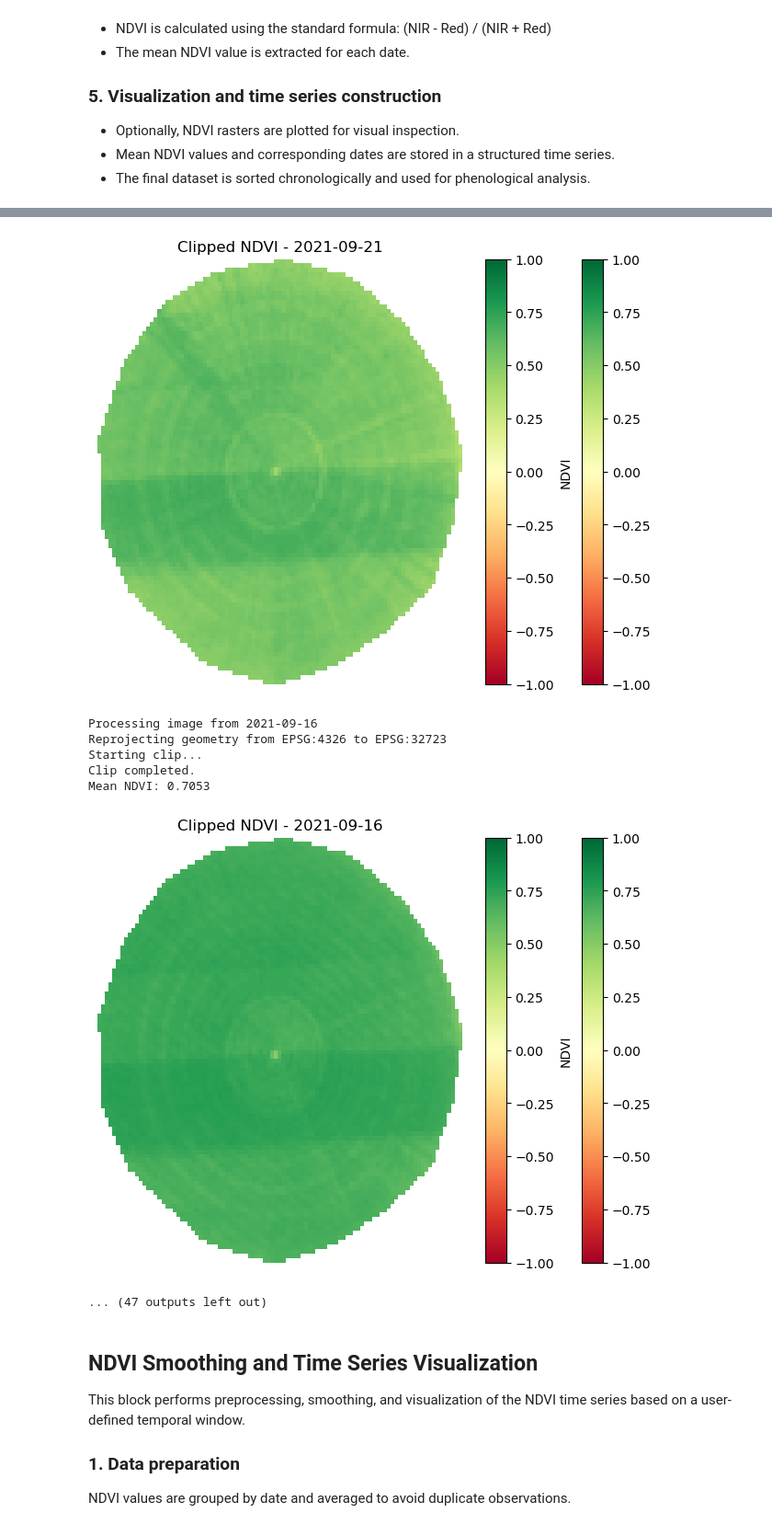
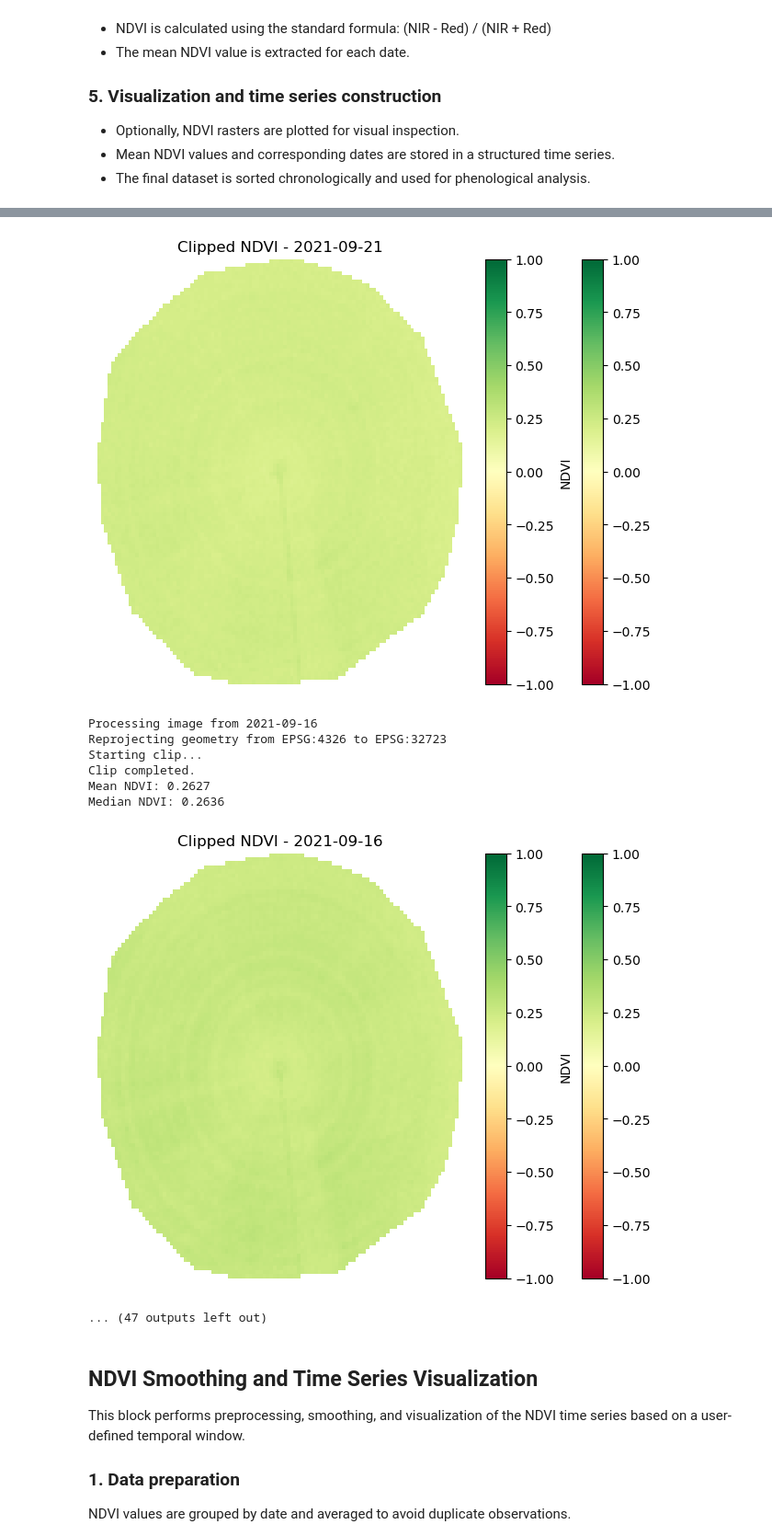
Before and after one commit to lgdiass/qphenocrops, a Jupyter notebook: jupyter-notebook/phenocrops-API.ipynb, the cells around one changed output, grey strips where cells are left out. Shown at 92% size. Saved outputs shown, nothing was run; the diff lists cells and outputs as text; code cells hidden in the pictures.

```diff
--- a/jupyter-notebook/phenocrops-API.ipynb
+++ b/jupyter-notebook/phenocrops-API.ipynb
@@ -111,7 +111,7 @@ Key steps include:
 These steps ensure spatial consistency between vector and raster datasets used in subsequent analyses.
 # %%
 ## INPUT DATA (REPLACE with your shapefile directory)
-shapefile_path = "/Users/liviadias/Documents/liviadias/ARTIGO LIA/testes_BA/pivo_01.shp"
+shapefile_path = "/Users/liviadias/Documents/liviadias/ARTIGO LIA/testes_BA/pivo_05.shp"
 
 # Load shapefile and convert to EPSG:4326
 gdf = gpd.read_file(shapefile_path).to_crs("EPSG:4326")
@@ -191,7 +191,8 @@ print(f"Unique images selected per date: {len(filtered_items)}")
 
 # Filtered items processing
 dates = []
-ndvi_values = []
+mean_ndvi_values = []
+median_ndvi_values = []
 
 for item in filtered_items:
     try:
@@ -222,11 +223,35 @@ for item in filtered_items:
 
         # NDVI calculation
         ndvi = (nir_clip - red_clip) / (nir_clip + red_clip + 1e-6)
-        mean_ndvi = float(ndvi.mean().values)
+
+        # Convert clipped NDVI from Dask/Xarray to NumPy
+        ndvi_values_array = np.asarray(ndvi.compute().values)
+
+        # Flatten the raster into a 1D NumPy array
+        ndvi_values_array = ndvi_values_array.ravel()
+
+        # Keep only finite NDVI values between -1 and 1
+        valid_values = ndvi_values_array[
+            np.isfinite(ndvi_values_array) &
+            (ndvi_values_array >= -1) &
+            (ndvi_values_array <= 1)
+        ]
+
+        # Calculate mean and median using NumPy only
+        if valid_values.size > 0:
+            mean_ndvi = float(np.mean(valid_values))
+            median_ndvi = float(np.median(valid_values))
+        else:
+            mean_ndvi = np.nan
+            median_ndvi = np.nan
+
         print(f"Mean NDVI: {mean_ndvi:.4f}")
+        print(f"Median NDVI: {median_ndvi:.4f}")
 
+        # Store results
         dates.append(date_fmt)
-        ndvi_values.append(mean_ndvi)
+        mean_ndvi_values.append(mean_ndvi)
+        median_ndvi_values.append(median_ndvi)
 
         # plot of clipped NDVI (OPTIONAL)
         plt.figure(figsize=(8,6))
@@ -240,7 +265,12 @@ for item in filtered_items:
         print(f"Processing error: {repr(e)}")
 
 # Create the final DataFrame
-ndvi_df = pd.DataFrame({"date": dates, "mean_ndvi": ndvi_values})
+ndvi_df = pd.DataFrame({
+    "date": dates,
+    "mean_ndvi": mean_ndvi_values,
+    "median_ndvi": median_ndvi_values
+})
+
 ndvi_df = ndvi_df.sort_values("date").reset_index(drop=True)
 
 # Display the final series without duplicate dates
@@ -281,10 +316,11 @@ Mean NDVI: 0.5731
-[figure, old version]
+[figure, new version]
 Processing image from 2021-09-16
 Reprojecting geometry from EPSG:4326 to EPSG:32723
 Starting clip...
 Clip completed.
-Mean NDVI: 0.7053
+Mean NDVI: 0.2627
+Median NDVI: 0.2636
-[figure, old version]
+[figure, new version]
 ... (47 outputs left out)
 # %% [markdown]
 ## NDVI Smoothing and Time Series Visualization
```
Also changed, not shown: parts of 4 cells of this notebook.
